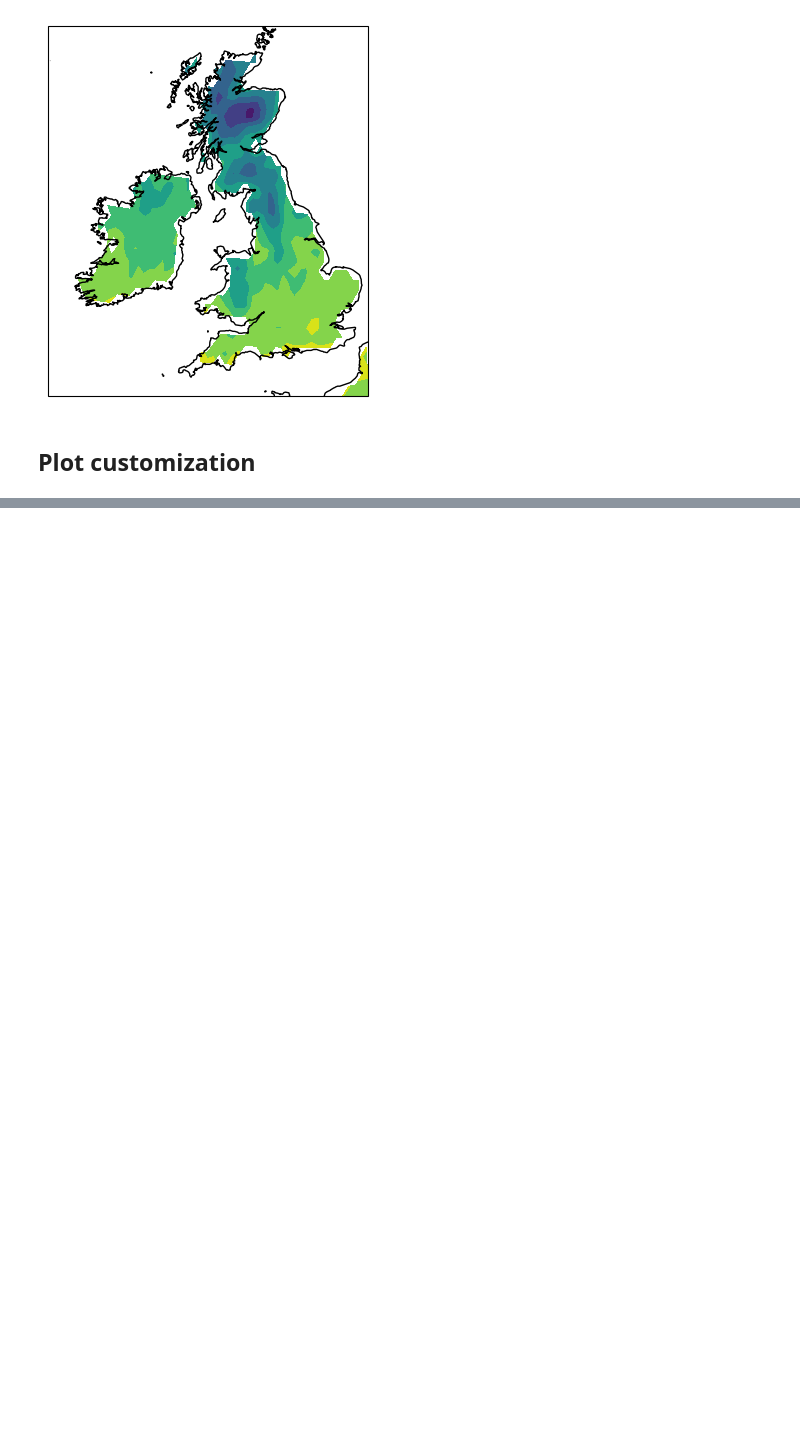
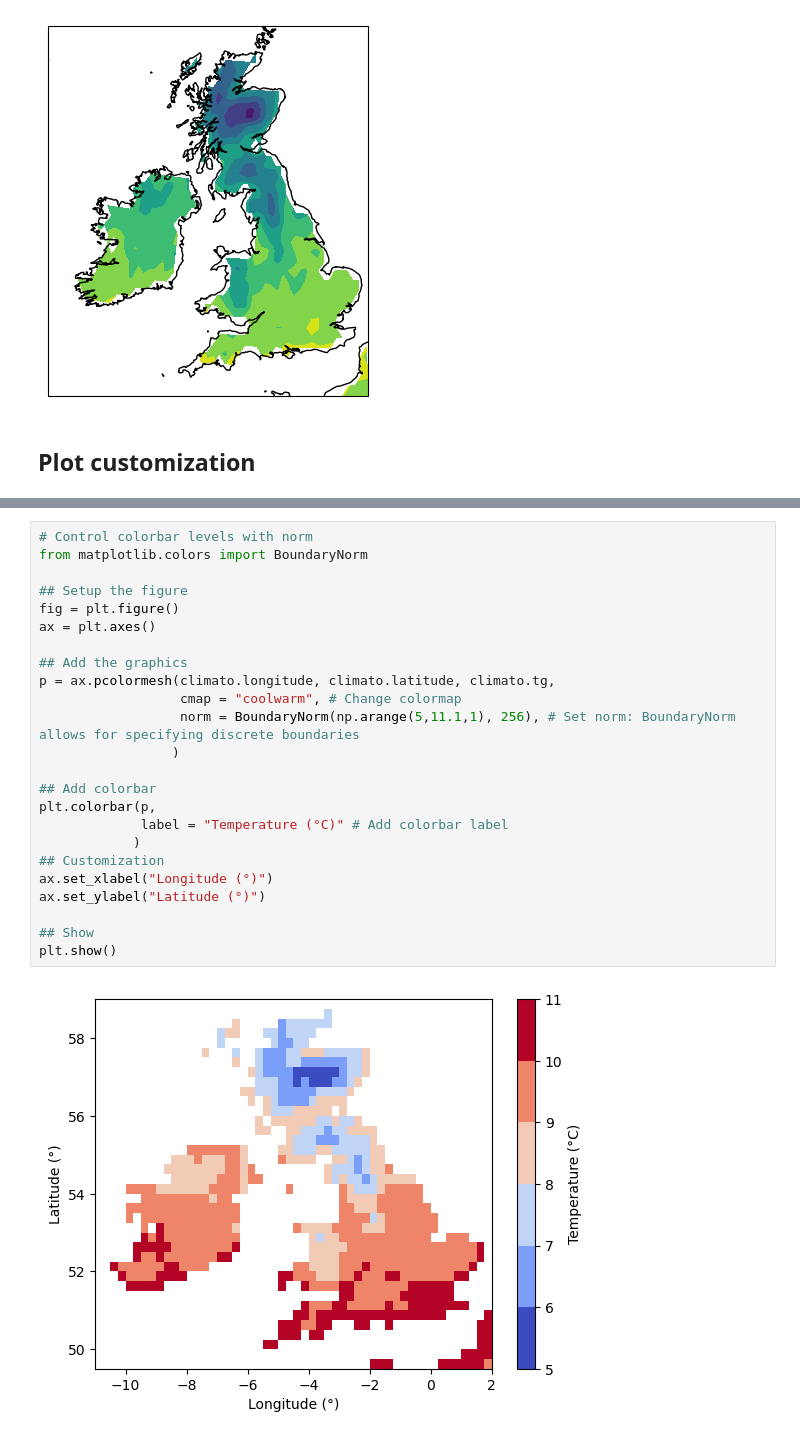
Before and after one commit to bobbyantonio/iecdt_environmental_data_analysis, a Jupyter notebook: course_notebooks/plot/maps.ipynb, the cells around one changed output, grey strips where cells are left out. Cells and saved outputs as stored; diff of their text form; blank space fills up the shorter version.

```diff
--- a/course_notebooks/plot/maps.ipynb
+++ b/course_notebooks/plot/maps.ipynb
@@ -166 +159,27 @@ plt.show()
+# %%
+# Control colorbar levels with norm
+from matplotlib.colors import BoundaryNorm
+
+## Setup the figure
+fig = plt.figure()
+ax = plt.axes()
+
+## Add the graphics
+p = ax.pcolormesh(climato.longitude, climato.latitude, climato.tg,
+                  cmap = "coolwarm", # Change colormap
+                  norm = BoundaryNorm(np.arange(5,11.1,1), 256), # Set norm: BoundaryNorm allows for specifying discrete boundaries
+                 )
+
+## Add colorbar
+plt.colorbar(p,
+             label = "Temperature (°C)" # Add colorbar label
+            )
+## Customization
+ax.set_xlabel("Longitude (°)")
+ax.set_ylabel("Latitude (°)")
+
+## Show
+plt.show()
+# %% [output]
+[figure, added]
 # %%
```
Also changed, not shown: parts of 10 cells of this notebook, 2 other files.
